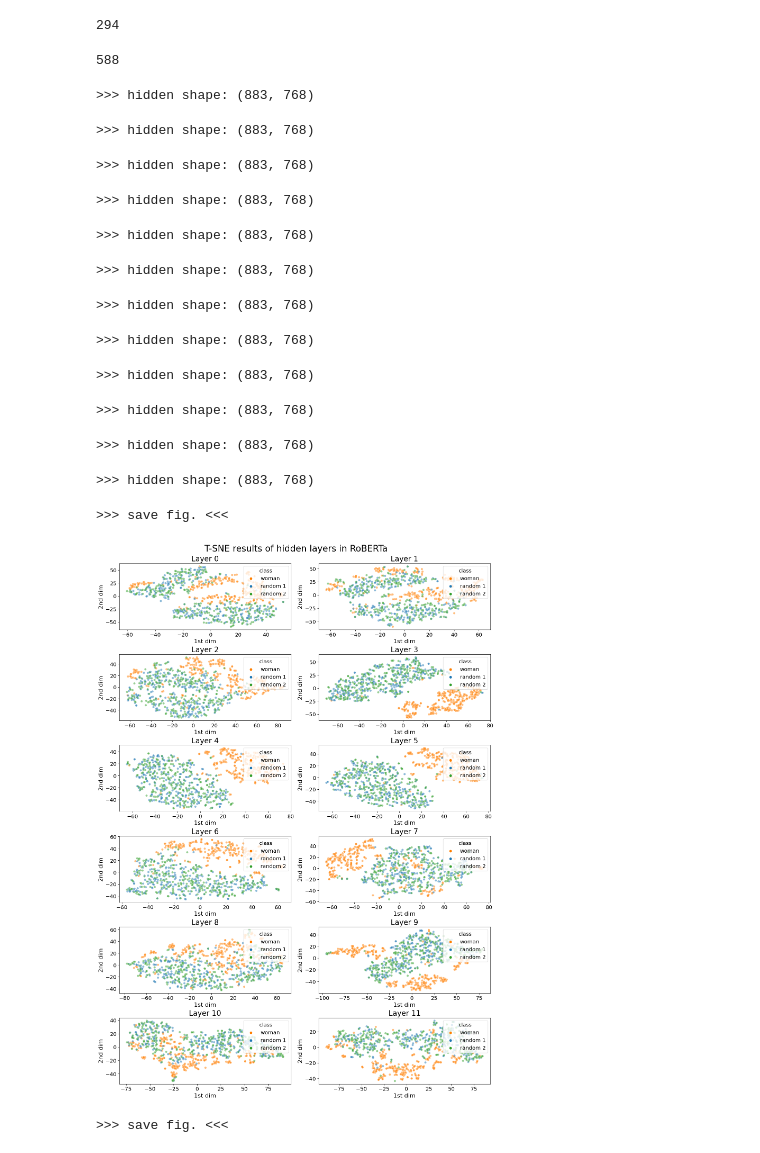
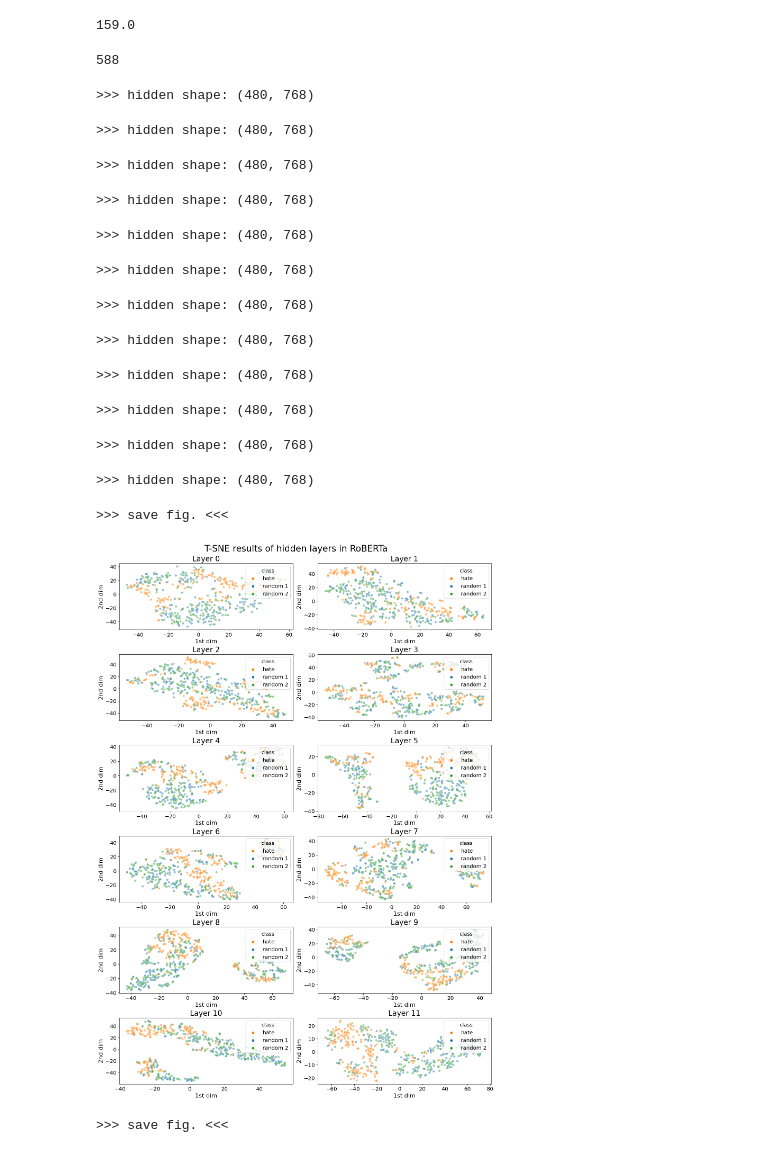
Before and after one commit to gaunby/master_project, a Jupyter notebook: notebooks/tsne_embedding_visual.ipynb, the cells around one changed output. Cells and saved outputs as stored; diff of their text form; code cells hidden in the pictures.

```diff
--- a/notebooks/tsne_embedding_visual.ipynb
+++ b/notebooks/tsne_embedding_visual.ipynb
@@ -9,6 +9,9 @@ with open('/work3/s174498/roberta_files/data_set_woman_random_1_2.pickle', 'rb')
 # %%
 with open('/work3/s174498/roberta_files/output_roberta_linear_woman_random_1_2.pickle', 'rb') as handle:
     output_linear = pickle.load(handle)
+# %%
+with open('/work3/s174498/roberta_files/output_roberta_linear_tweet_random_1_2.pickle', 'rb') as handle:
+    output_linear = pickle.load(handle)
 # %%
 output_linear
 # %% [output]
@@ -52,19 +39,20 @@ array([0, 0, 0, 0, 0, 0, 0, 0, 0, 0, 0, 0, 0, 0, 0, 0, 0, 0, 0, 0, 0, 0,
 # %%
-(output_linear.label_ids == 0).sum()#/2
+(output_linear.label_ids == 1).sum()/2
 # %% [output]
-294
+159.0
 # %%
 294*2
 # %% [output]
 588
 # %%
 # fine tune linear
-labels = [0]* 294 + [1]* 294 + [2]*295 # output_linear.label_ids
+labels = [0]* 162+ [1]* 159+ [2]*159 # output_linear.label_ids
+#labels = [0]* 294+ [1]* 294 + [2]*295 # output_linear.label_ids
 hidden_states = output_linear.predictions[1][1:]
 title = 'linear_results'
 layers_to_visualize = [0,1,2,3,4,5,6,7,8,9,10,11]
 init = 'pca'
-labels_text = ['woman','random 1','random 2']
+labels_text = ['hate','random 1','random 2']
 perplexity = 10
 
 mean = False
@@ -93,50 +81,51 @@ ax = [fig.add_subplot(col_size,2,i+1) for i in range(num_layers)]
 palette ={0:sns.color_palette("Paired")[0], 1:sns.color_palette("Paired")[6],
             'neg':sns.color_palette("Paired")[1], 'pos':sns.color_palette("Paired")[7],
             'random 1':sns.color_palette("Paired")[1],'random 2':sns.color_palette("Paired")[3],
-             'woman':sns.color_palette("Paired")[7]}
+             'woman':sns.color_palette("Paired")[7],
+             'hate':sns.color_palette("Paired")[7]}
 edge_colors = [sns.color_palette("Paired")[1],sns.color_palette("Paired")[3],sns.color_palette("Paired")[6]]
 
 labels = np.array(labels).reshape(-1)
 
 for i,layer_i in enumerate(layers_to_visualize):
     layer_embeds = hidden_states[layer_i]
 
     if mean:
         layer_averaged_hidden_states = layer_embeds.mean(axis=1)
     else:
         layer_averaged_hidden_states = layer_embeds[:,0,:]
 
     print('>>> hidden shape:',layer_averaged_hidden_states.shape)
     layer_dim_reduced_embeds = dim_reducer.fit_transform(layer_averaged_hidden_states);
 
     df = pd.DataFrame.from_dict({'first dim':layer_dim_reduced_embeds[:,0],'second dim':layer_dim_reduced_embeds[:,1],'label':labels, 'label_text': label_text})
 
     scatter = sns.scatterplot(data=df,x='first dim',y='second dim',hue='label_text',ax=ax[i], palette = palette, alpha = 0.5 , edgecolors =edge_colors )
     scatter.legend(loc = 'upper right',fontsize = 'x-large', title = 'class',title_fontsize='x-large');
 
     scatter.axes.set_title( f'Layer {layer_i}',fontsize=20);
     scatter.set_xlabel('1st dim',fontsize=16);
     scatter.set_ylabel('2nd dim',fontsize=16);
     scatter.tick_params(labelsize='x-large');
 save = True
 if save:
     print('>>> save fig. <<<')
-    plt.savefig(f'/zhome/94/5/127021/speciale/master_project/src/visualization/figures/hidden_layers_linear_woman_random_1_2.pdf',format='pdf',pad_inches=0)#(f'/work3/s174498/roberta_files/hidden_layers_{title}_{perplexity}_{init}',format='png',pad_inches=0)
+    plt.savefig(f'/zhome/94/5/127021/speciale/master_project/src/visualization/figures/hidden_layers_linear_tweet_random_1_2.pdf',format='pdf',pad_inches=0)#(f'/work3/s174498/roberta_files/hidden_layers_{title}_{perplexity}_{init}',format='png',pad_inches=0)
 # %% [output]
->>> hidden shape: (883, 768)
+>>> hidden shape: (480, 768)
->>> hidden shape: (883, 768)
+>>> hidden shape: (480, 768)
->>> hidden shape: (883, 768)
+>>> hidden shape: (480, 768)
->>> hidden shape: (883, 768)
+>>> hidden shape: (480, 768)
->>> hidden shape: (883, 768)
+>>> hidden shape: (480, 768)
->>> hidden shape: (883, 768)
+>>> hidden shape: (480, 768)
->>> hidden shape: (883, 768)
+>>> hidden shape: (480, 768)
->>> hidden shape: (883, 768)
+>>> hidden shape: (480, 768)
->>> hidden shape: (883, 768)
+>>> hidden shape: (480, 768)
->>> hidden shape: (883, 768)
+>>> hidden shape: (480, 768)
->>> hidden shape: (883, 768)
+>>> hidden shape: (480, 768)
->>> hidden shape: (883, 768)
+>>> hidden shape: (480, 768)
 >>> save fig. <<<
-[figure, old version]
+[figure, new version]
 # %%
 save = True
 if save:
```
Also changed, not shown: parts of 3 cells of this notebook, 6 other files.
